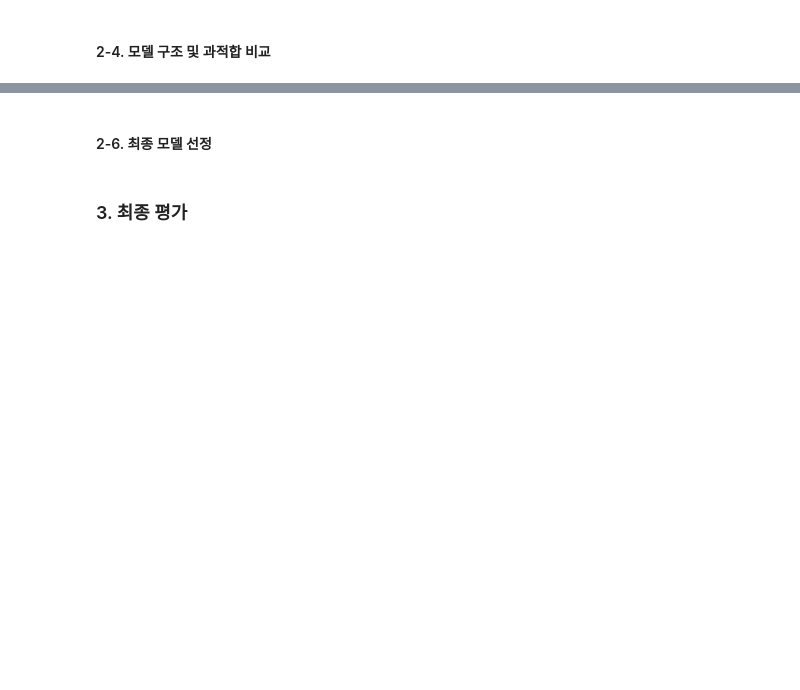
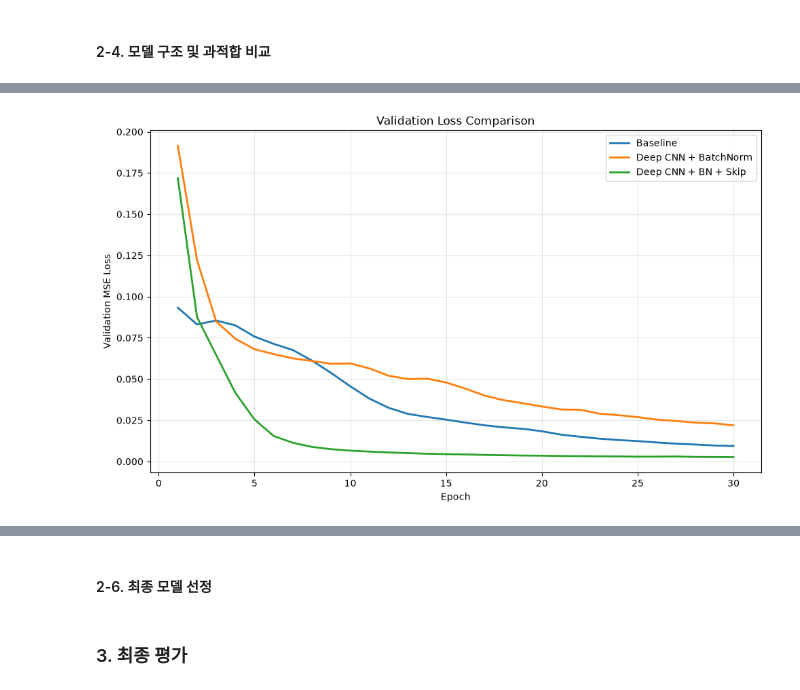
Before and after one commit to chaejeong0115/Missions_5_Kaggle_MNIST, a Jupyter notebook: Mission_5.ipynb, the cells around one changed output, grey strips where cells are left out. Cells and saved outputs as stored; diff of their text form; code cells hidden in the pictures; blank space fills up the shorter version.

```diff
--- a/Mission_5.ipynb
+++ b/Mission_5.ipynb
@@ -2530,2 +3441,47 @@ Deep CNN + BatchNorm | RMSE: 0.1474 | PSNR: 16.67 dB
+# %%
+# ------------------------------------------------------------
+# 2-4-3. 모델별 검증 손실 변화 비교
+# ------------------------------------------------------------
+
+
+plt.figure(figsize=(10, 6))
+
+
+# Baseline 검증 손실
+plt.plot(
+    range(1, len(baseline_val_loss_history) + 1),
+    baseline_val_loss_history,
+    label="Baseline",
+    linewidth=2
+)
+
+
+# Deep CNN 검증 손실
+plt.plot(
+    range(1, len(deep_val_loss_history) + 1),
+    deep_val_loss_history,
+    label="Deep CNN + BatchNorm",
+    linewidth=2
+)
+
+
+# Skip Connection 모델 검증 손실
+plt.plot(
+    range(1, len(skip_val_loss_history) + 1),
+    skip_val_loss_history,
+    label="Deep CNN + BN + Skip",
+    linewidth=2
+)
+
+
+plt.xlabel("Epoch")
+plt.ylabel("Validation MSE Loss")
+plt.title("Validation Loss Comparison")
+plt.legend()
+plt.grid(alpha=0.3)
+plt.tight_layout()
+plt.show()
+# %% [output]
+[figure, added]
 # %% [markdown]
 #### 2-5. 선택 모델의 하이퍼파라미터 튜닝
```
Also changed, not shown: parts of 22 cells of this notebook.
